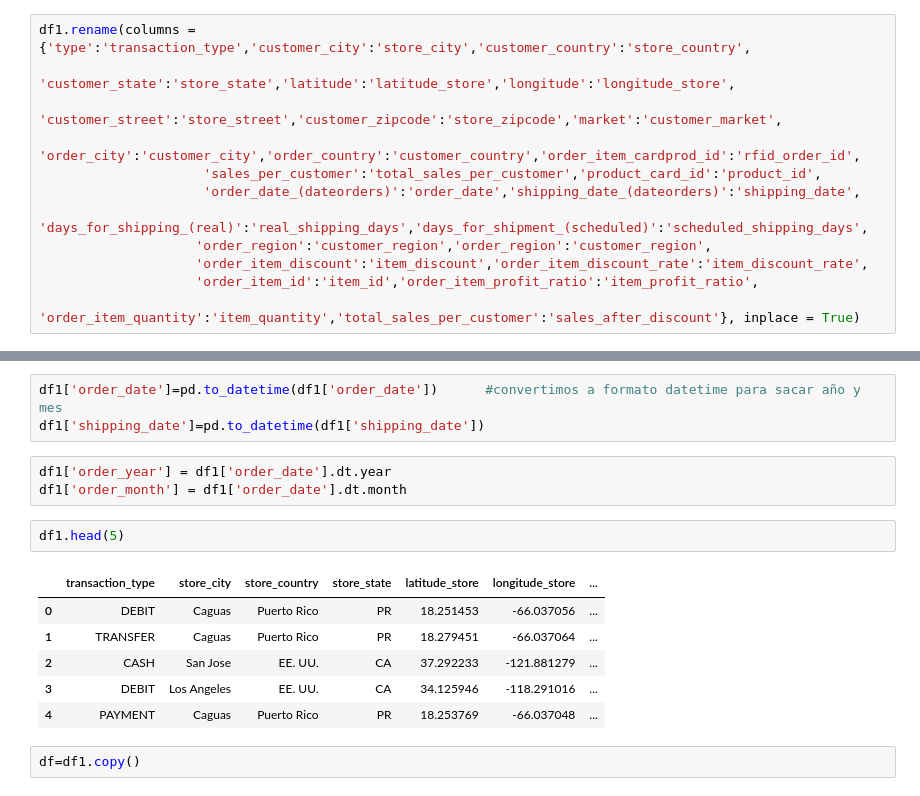
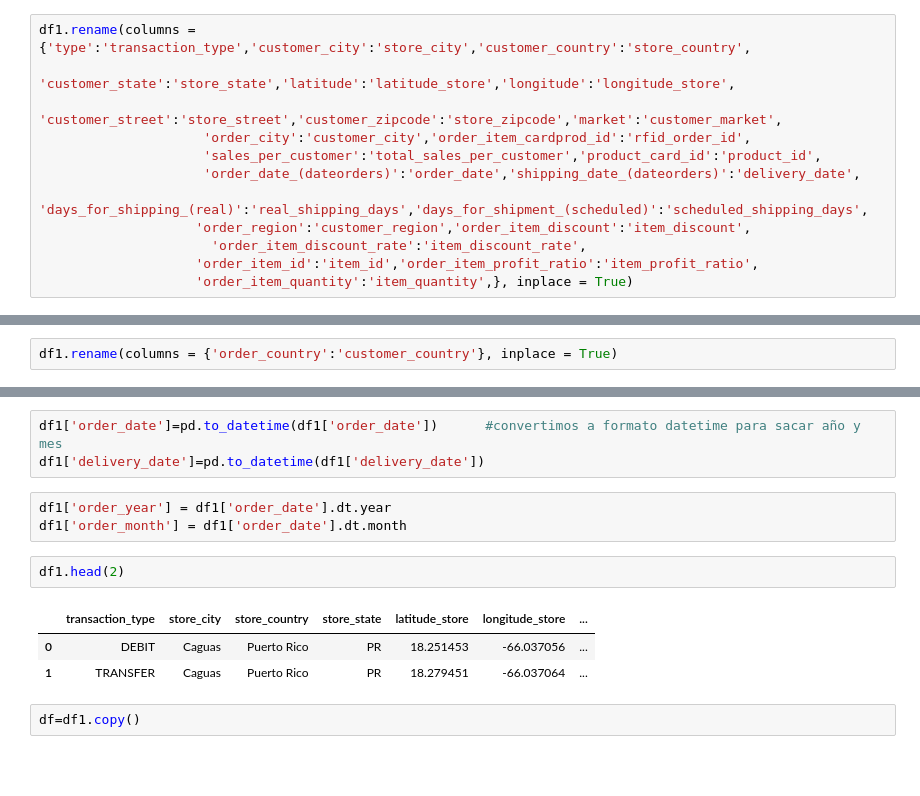
Before and after one commit to IsabelGarcia11/Final-Project-, a Jupyter notebook: Code/DataCo.ipynb, the cells around one changed output, grey strips where cells are left out. Cells and saved outputs as stored; diff of their text form; blank space fills up the shorter version.

```diff
--- a/Code/DataCo.ipynb
+++ b/Code/DataCo.ipynb
@@ -135,11 +120,11 @@ df1['customer_state']=[i.replace(i,'CA') if i=='91732' or i=='95758' else i for
 df1.rename(columns = {'type':'transaction_type','customer_city':'store_city','customer_country':'store_country',
                      'customer_state':'store_state','latitude':'latitude_store','longitude':'longitude_store',
                      'customer_street':'store_street','customer_zipcode':'store_zipcode','market':'customer_market',
-                     'order_city':'customer_city','order_country':'customer_country','order_item_cardprod_id':'rfid_order_id',
+                     'order_city':'customer_city','order_item_cardprod_id':'rfid_order_id',
                      'sales_per_customer':'total_sales_per_customer','product_card_id':'product_id',
-                     'order_date_(dateorders)':'order_date','shipping_date_(dateorders)':'shipping_date',
+                     'order_date_(dateorders)':'order_date','shipping_date_(dateorders)':'delivery_date',
     'days_for_shipping_(real)':'real_shipping_days','days_for_shipment_(scheduled)':'scheduled_shipping_days',
-                    'order_region':'customer_region','order_region':'customer_region',
-                    'order_item_discount':'item_discount','order_item_discount_rate':'item_discount_rate',
+                    'order_region':'customer_region','order_item_discount':'item_discount',
+                      'order_item_discount_rate':'item_discount_rate',
                     'order_item_id':'item_id','order_item_profit_ratio':'item_profit_ratio',
-                    'order_item_quantity':'item_quantity','total_sales_per_customer':'sales_after_discount'}, inplace = True)
+                    'order_item_quantity':'item_quantity',}, inplace = True)
@@ -145,0 +137,2 @@ df1.rename(columns = {'type':'transaction_type','customer_city':'store_city','cu
+# %%
+df1.rename(columns = {'order_country':'customer_country'}, inplace = True)
@@ -151,19 +150,16 @@ df1.late_delivery_risk.value_counts()
 Name: late_delivery_risk, dtype: int64
 # %%
 df1['order_date']=pd.to_datetime(df1['order_date'])      #convertimos a formato datetime para sacar año y mes
-df1['shipping_date']=pd.to_datetime(df1['shipping_date'])
+df1['delivery_date']=pd.to_datetime(df1['delivery_date'])
 # %%
 df1['order_year'] = df1['order_date'].dt.year
 df1['order_month'] = df1['order_date'].dt.month
 # %%
-df1.head(5)
+df1.head(2)
 # %% [output]
 |  | transaction_type | store_city | store_country | store_state | latitude_store | longitude_store | ... |
 | 0 | DEBIT | Caguas | Puerto Rico | PR | 18.251453 | -66.037056 | ... |
 | 1 | TRANSFER | Caguas | Puerto Rico | PR | 18.279451 | -66.037064 | ... |
-| 2 | CASH | San Jose | EE. UU. | CA | 37.292233 | -121.881279 | ... |
-| 3 | DEBIT | Los Angeles | EE. UU. | CA | 34.125946 | -118.291016 | ... |
-| 4 | PAYMENT | Caguas | Puerto Rico | PR | 18.253769 | -66.037048 | ... |
 # %%
 df=df1.copy()
 # %% [markdown]
```
Also changed, not shown: parts of 17 cells of this notebook, 8 other files.
